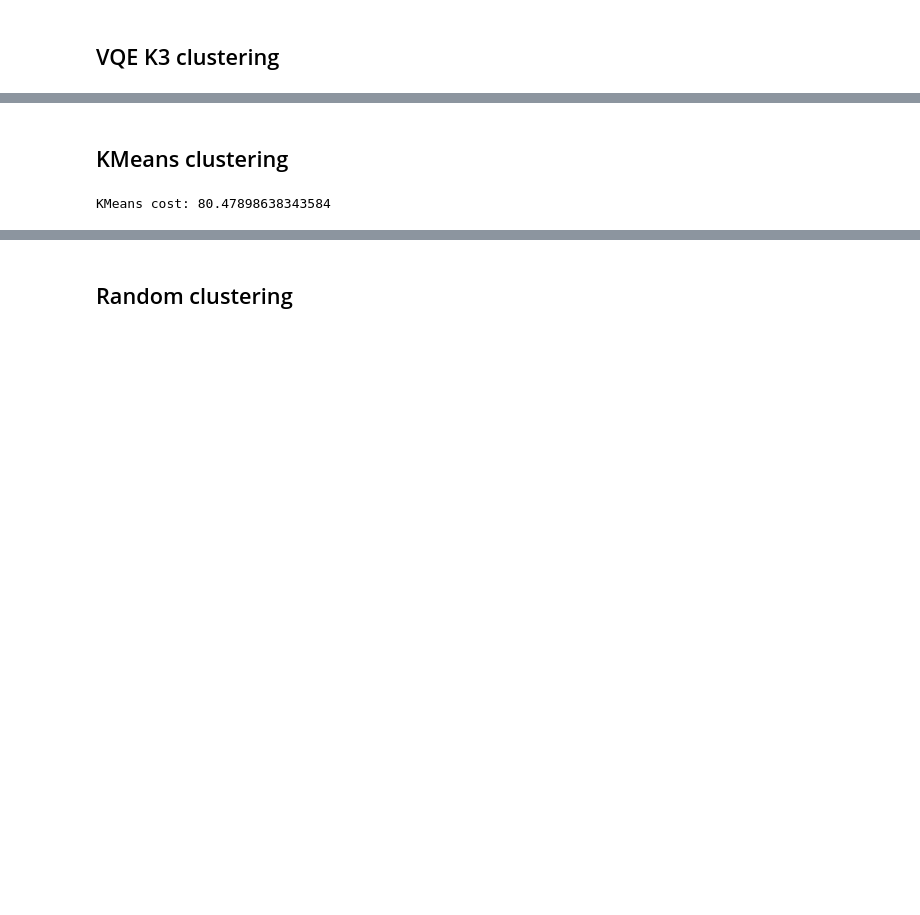
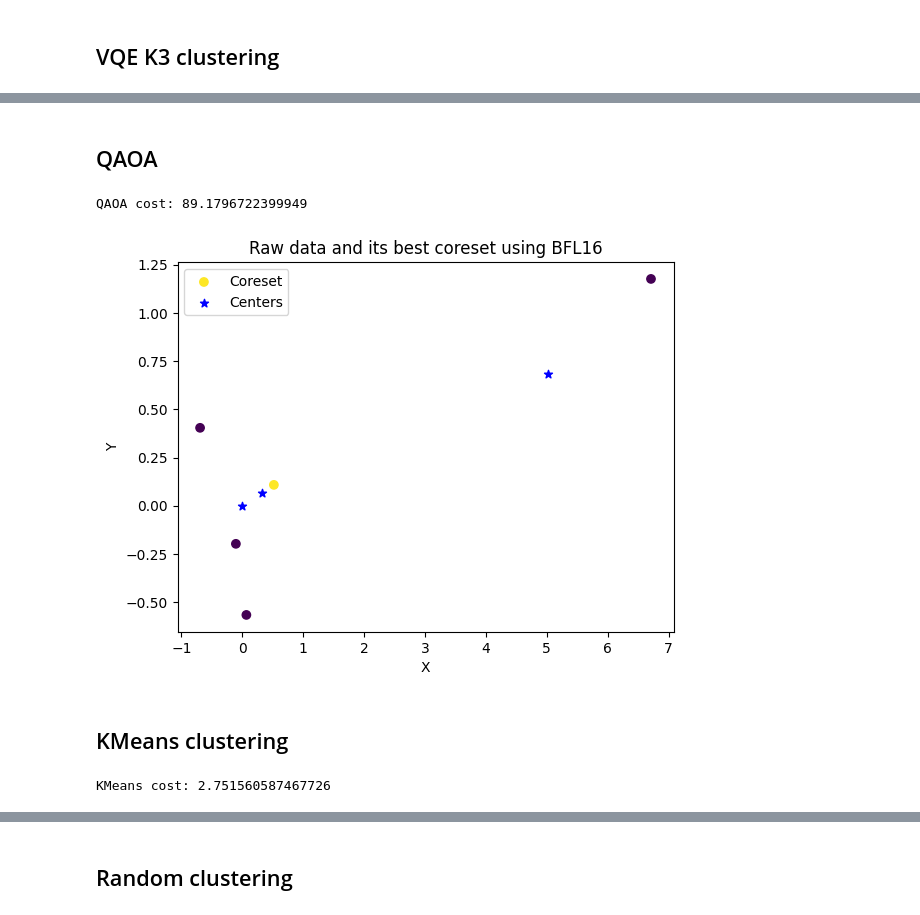
Before and after one commit to Boniface316/bigdata_vqa, a Jupyter notebook: Notebooks/3-means_toy_experiment.ipynb, the cells around one changed output, grey strips where cells are left out. Cells and saved outputs as stored; diff of their text form; code cells hidden in the pictures; blank space fills up the shorter version.

```diff
--- a/Notebooks/3-means_toy_experiment.ipynb
+++ b/Notebooks/3-means_toy_experiment.ipynb
@@ -110,10 +110,43 @@ k3meansVQE.plot()
+# %% [markdown]
+## QAOA
+# %%
+optimizer = cudaq.optimizers.COBYLA()
+
+k3meansQAOA = K3MeansClusteringVQA(
+    full_coreset_df = coreset_df,
+    vector_columns=vector_columns,
+    weights_column=weights_column,
+    qubits=qubits,
+    create_circuit=get_QAOA_circuit,
+    circuit_depth=1,
+    optimizer_function=get_optimizer_for_QAOA,
+    optimizer=optimizer,
+    create_Hamiltonian=get_K3_Hamiltonian,
+    number_of_qubits_representing_data=number_of_qubits_representing_data_point,
+    normalize_vectors=True,
+    max_iterations=max_iterations,
+    max_shots=max_shots,
+)
+
+
+
+k3meansQAOA.fit()
+
+QAOA_cost = k3meansQAOA.cost
+print(f"QAOA cost: {QAOA_cost}")
+# %% [output]
+QAOA cost: 89.1796722399949
+# %%
+k3meansQAOA.plot()
+# %% [output]
+[figure, added]
 # %% [markdown]
 ## KMeans clustering
 # %%
 k3meansKMeans = K3MeansClusteringKMeans(
     full_coreset_df=coreset_df,
     vector_columns=vector_columns,
-    weights_columns=weights_column,
+    weights_column=weights_column,
     number_of_qubits_representing_data=number_of_qubits_representing_data_point,
     normalize_vectors=True,
 )
@@ -123,7 +156,7 @@ k3meansKMeans.fit()
 KMeans_cost = k3meansKMeans.cost
 print(f"KMeans cost: {KMeans_cost}")
 # %% [output]
-KMeans cost: 80.47898638343584
+KMeans cost: 2.751560587467726
 # %%
 k3meansKMeans.plot()
 # %% [output]
```
Also changed, not shown: parts of 10 cells of this notebook, 10 other files.
